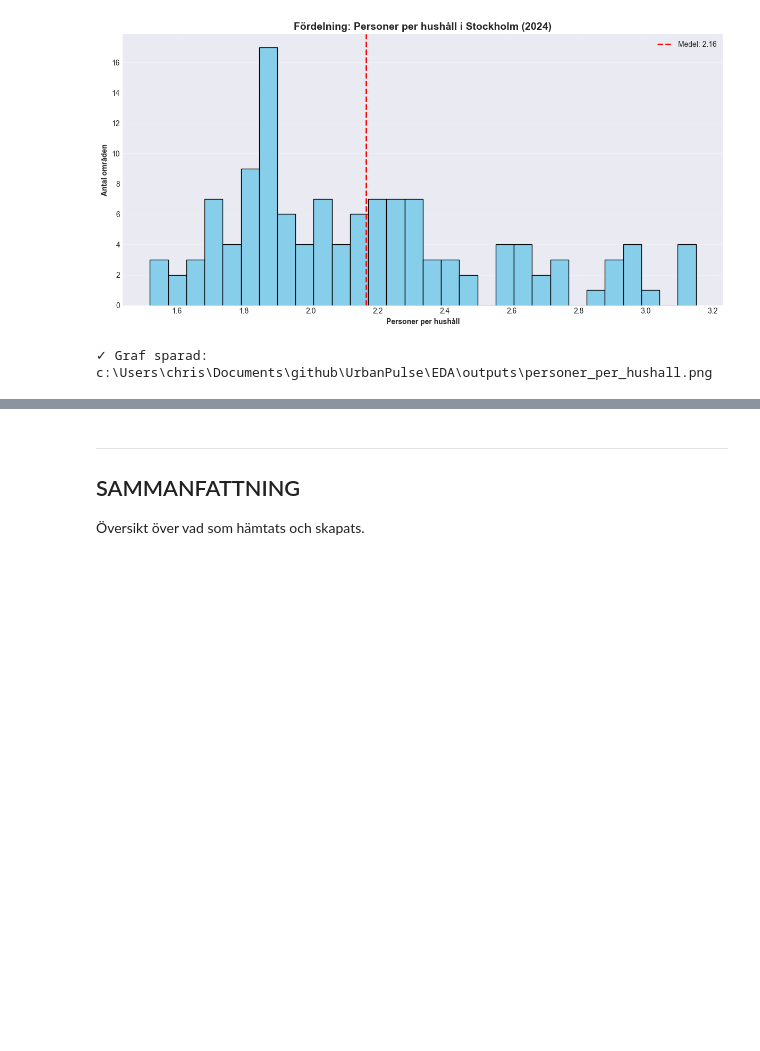
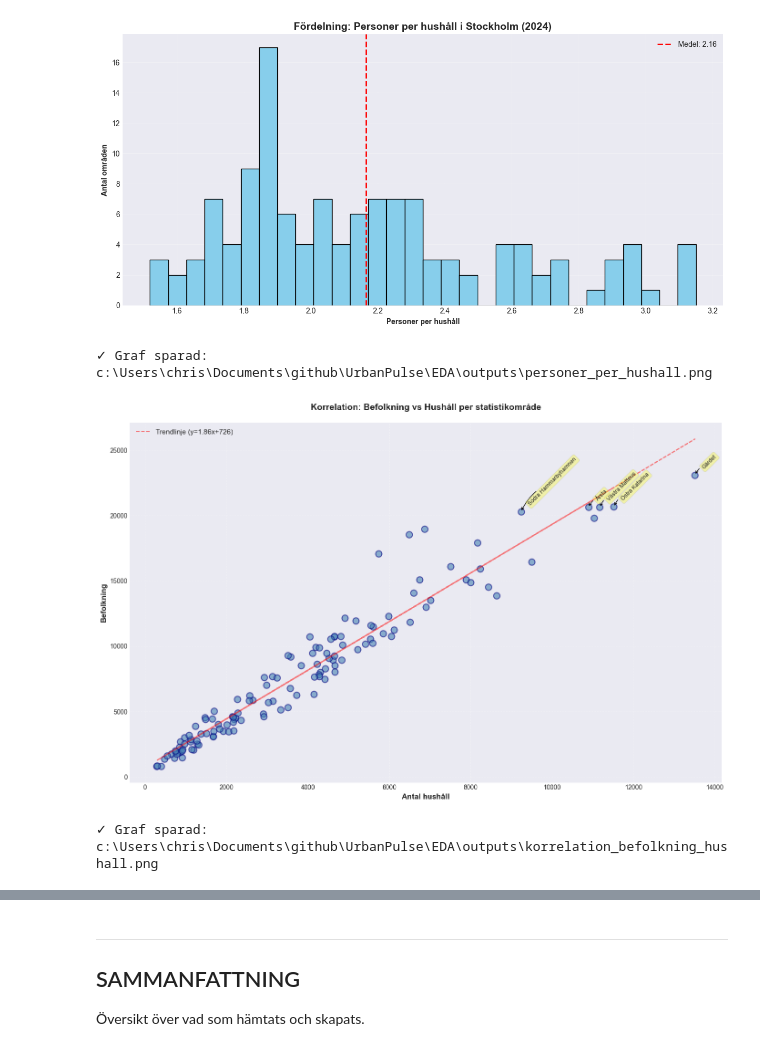
Before and after one commit to cactus-commits/UrbanPulse, a Jupyter notebook: EDA/christoffer_eda_scb_api_test.ipynb, the cells around one changed output, grey strips where cells are left out. Saved outputs shown, nothing was run; the diff lists cells and outputs as text; code cells hidden in the pictures; blank space fills up the shorter version.

```diff
--- a/EDA/christoffer_eda_scb_api_test.ipynb
+++ b/EDA/christoffer_eda_scb_api_test.ipynb
@@ -890,3 +897,58 @@ print(f"✓ Graf sparad: {OUTPUT_DIR / 'personer_per_hushall.png'}")
 # %% [output]
 [figure]
 ✓ Graf sparad: c:\Users\chris\Documents\github\UrbanPulse\EDA\outputs\personer_per_hushall.png
+# %%
+# ═══════════════════════════════════════════════════════════════════════════
+# Graf 3: Korrelation Befolkning vs Hushåll
+# ═══════════════════════════════════════════════════════════════════════════
+# Visar sambandet mellan antal invånare och antal hushåll
+# Trendlinjen visar genomsnittligt antal personer per hushåll
+
+fig, ax = plt.subplots(figsize=(14, 9))
+
+# Scatter plot med bättre styling
+scatter = ax.scatter(
+    df_aggregerad['Hushall'],
+    df_aggregerad['Befolkning'],
+    s=100,              # Större punkter
+    alpha=0.6,          # Transparent så överlapp syns
+    edgecolors='navy',  # Mörkare kant
+    linewidths=1.5,
+    c='steelblue'       # Mjukare färg
+)
+
+# Trendlinje (tunnare och mer diskret)
+z = np.polyfit(df_aggregerad['Hushall'], df_aggregerad['Befolkning'], 1)
+p = np.poly1d(z)
+ax.plot(df_aggregerad['Hushall'], p(df_aggregerad['Hushall']),
+        "r--", alpha=0.5, linewidth=1.5,
+        label=f'Trendlinje (y={z[0]:.2f}x+{z[1]:.0f})')
+
+# Märk ut bara extremvärden (top 5 störst befolkning)
+top5 = df_aggregerad.nlargest(5, 'Befolkning')
+for idx, row in top5.iterrows():
+    ax.annotate(
+        row['Statistikområde'],
+        xy=(row['Hushall'], row['Befolkning']),
+        xytext=(10, 10),
+        textcoords='offset points',
+        fontsize=9,
+        rotation=45,  # Rotera 45 grader
+        bbox=dict(boxstyle='round,pad=0.3', facecolor='yellow', alpha=0.3, edgecolor='gray', linewidth=0.5),
+        arrowprops=dict(arrowstyle='->', connectionstyle='arc3,rad=0.2', lw=1, color='black')
+    )
+
+ax.set_xlabel('Antal hushåll', fontsize=12, fontweight='bold')
+ax.set_ylabel('Befolkning', fontsize=12, fontweight='bold')
+ax.set_title('Korrelation: Befolkning vs Hushåll per statistikområde',
+             fontsize=14, fontweight='bold', pad=20)
+ax.legend(loc='upper left', fontsize=11)
+ax.grid(True, alpha=0.3, linestyle='--')
+
+plt.tight_layout()
+plt.savefig(OUTPUT_DIR / 'korrelation_befolkning_hushall.png', dpi=300, bbox_inches='tight')
+plt.show()
+print(f"✓ Graf sparad: {OUTPUT_DIR / 'korrelation_befolkning_hushall.png'}")
+# %% [output]
+[figure, added]
+✓ Graf sparad: c:\Users\chris\Documents\github\UrbanPulse\EDA\outputs\korrelation_befolkning_hushall.png
```
Also changed, not shown: parts of 5 cells of this notebook, 10 other files.
